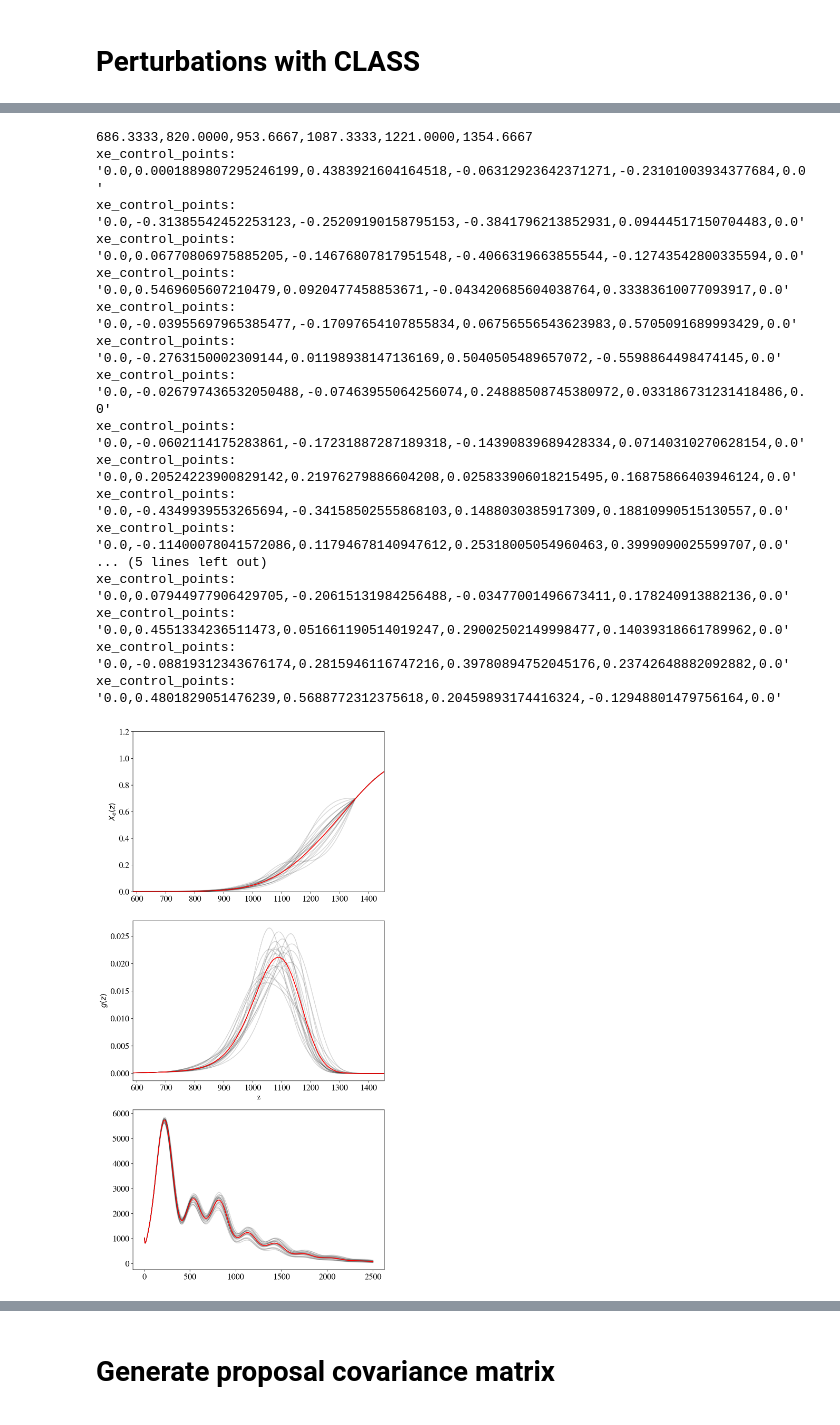
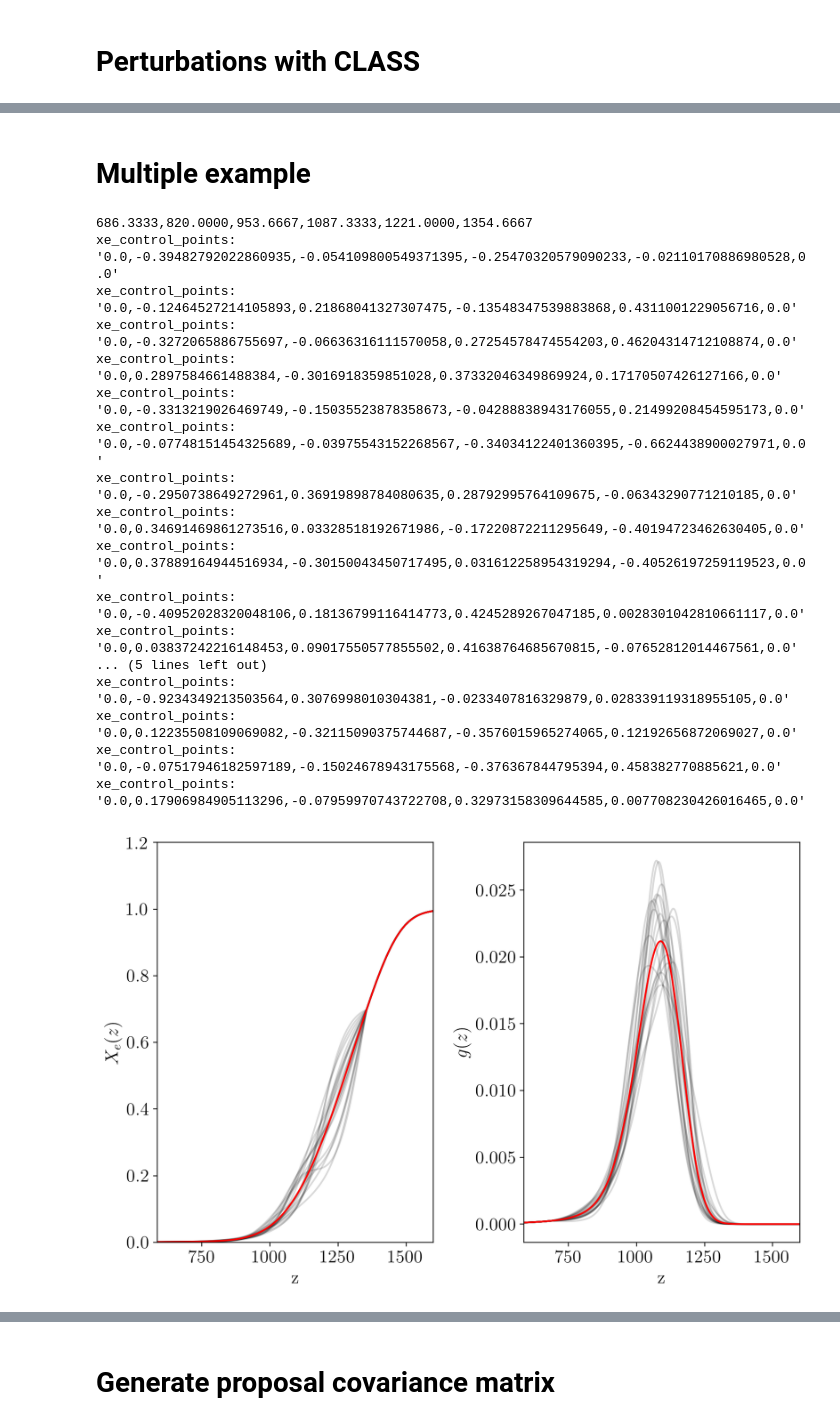
Before and after one commit to gplynch619/recombination, a Jupyter notebook: notebooks/MCMC_setup.ipynb, the cells around one changed output, grey strips where cells are left out. Drawn from its saved outputs; the diff is of its cells as text; code cells hidden in the pictures.

```diff
--- a/notebooks/MCMC_setup.ipynb
+++ b/notebooks/MCMC_setup.ipynb
@@ -34,9 +34,9 @@ standard_params = {
 font = {'size'   : 16, 'family':'STIXGeneral'}
 axislabelfontsize='large'
 matplotlib.rc('font', **font)
-matplotlib.mathtext.rcParams['legend.fontsize']='medium'
 plt.rcParams["figure.figsize"] = [8.0,6.0]
-fsize=14
+plt.rcParams['text.usetex']=True
+fsize=16
 
 ######################################################
 #  Configuring the run
@@ -123,8 +125,8 @@ fig,ax = plt.subplots(figsize=(8,5))
 ind_max = np.argmax(fiducial_viz)
 max_viz = fiducial_viz[ind_max]
 
-highz_percent_cutoff = 0.2
-lowz_percent_cutoff = 0.05
+highz_percent_cutoff = 0.01
+lowz_percent_cutoff = 0.01
 
 test = np.where(fiducial_viz<highz_percent_cutoff*max_viz, 1, 0)
 ind_highz = np.argwhere(np.diff(test)==1)[0][0]
@@ -205,3 +209,5 @@ M.set(precision_settings)
+# %% [markdown]
+# Multiple example
 # %%
 num_of_functions = 20
 gaussian_scale = .3
@@ -231,48 +237,47 @@ for i in np.arange(num_of_functions):
     cmb_tt_spectra.append(ll*(ll+1)/(2*np.pi)*tt)
 # %% [output]
 686.3333,820.0000,953.6667,1087.3333,1221.0000,1354.6667
-xe_control_points: '0.0,0.0001889807295246199,0.4383921604164518,-0.06312923642371271,-0.23101003934377684,0.0'
-xe_control_points: '0.0,-0.31385542452253123,-0.25209190158795153,-0.3841796213852931,0.09444517150704483,0.0'
-xe_control_points: '0.0,0.06770806975885205,-0.14676807817951548,-0.4066319663855544,-0.12743542800335594,0.0'
-xe_control_points: '0.0,0.5469605607210479,0.0920477458853671,-0.043420685604038764,0.33383610077093917,0.0'
-xe_control_points: '0.0,-0.03955697965385477,-0.17097654107855834,0.06756556543623983,0.5705091689993429,0.0'
-xe_control_points: '0.0,-0.2763150002309144,0.01198938147136169,0.5040505489657072,-0.5598864498474145,0.0'
-xe_control_points: '0.0,-0.026797436532050488,-0.07463955064256074,0.24888508745380972,0.033186731231418486,0.0'
-xe_control_points: '0.0,-0.0602114175283861,-0.17231887287189318,-0.14390839689428334,0.07140310270628154,0.0'
-xe_control_points: '0.0,0.20524223900829142,0.21976279886604208,0.025833906018215495,0.16875866403946124,0.0'
-xe_control_points: '0.0,-0.4349939553265694,-0.34158502555868103,0.1488030385917309,0.18810990515130557,0.0'
-xe_control_points: '0.0,-0.11400078041572086,0.11794678140947612,0.25318005054960463,0.3999090025599707,0.0'
+xe_control_points: '0.0,-0.39482792022860935,-0.054109800549371395,-0.25470320579090233,-0.02110170886980528,0.0'
+xe_control_points: '0.0,-0.12464527214105893,0.21868041327307475,-0.13548347539883868,0.4311001229056716,0.0'
+xe_control_points: '0.0,-0.3272065886755697,-0.06636316111570058,0.27254578474554203,0.46204314712108874,0.0'
+xe_control_points: '0.0,0.2897584661488384,-0.3016918359851028,0.37332046349869924,0.17170507426127166,0.0'
+xe_control_points: '0.0,-0.3313219026469749,-0.15035523878358673,-0.04288838943176055,0.21499208454595173,0.0'
+xe_control_points: '0.0,-0.07748151454325689,-0.03975543152268567,-0.34034122401360395,-0.6624438900027971,0.0'
+xe_control_points: '0.0,-0.2950738649272961,0.36919898784080635,0.28792995764109675,-0.06343290771210185,0.0'
+xe_control_points: '0.0,0.34691469861273516,0.03328518192671986,-0.17220872211295649,-0.40194723462630405,0.0'
+xe_control_points: '0.0,0.37889164944516934,-0.30150043450717495,0.031612258954319294,-0.40526197259119523,0.0'
+xe_control_points: '0.0,-0.40952028320048106,0.18136799116414773,0.4245289267047185,0.0028301042810661117,0.0'
+xe_control_points: '0.0,0.03837242216148453,0.09017550577855502,0.41638764685670815,-0.07652812014467561,0.0'
 ... (5 lines left out)
-xe_control_points: '0.0,0.07944977906429705,-0.20615131984256488,-0.03477001496673411,0.178240913882136,0.0'
-xe_control_points: '0.0,0.4551334236511473,0.051661190514019247,0.29002502149998477,0.14039318661789962,0.0'
-xe_control_points: '0.0,-0.08819312343676174,0.2815946116747216,0.39780894752045176,0.23742648882092882,0.0'
-xe_control_points: '0.0,0.4801829051476239,0.5688772312375618,0.20459893174416324,-0.12948801479756164,0.0'
+xe_control_points: '0.0,-0.9234349213503564,0.3076998010304381,-0.0233407816329879,0.028339119318955105,0.0'
+xe_control_points: '0.0,0.12235508109069082,-0.32115090375744687,-0.3576015965274065,0.12192656872069027,0.0'
+xe_control_points: '0.0,-0.07517946182597189,-0.15024678943175568,-0.376367844795394,0.458382770885621,0.0'
+xe_control_points: '0.0,0.17906984905113296,-0.07959970743722708,0.32973158309644585,0.007708230426016465,0.0'
 # %%
-fig,ax=plt.subplots(3, 1, figsize=(8,15))
-plt.subplots_adjust(hspace=0.0)
+fig,ax=plt.subplots(1, 2, figsize=(9,6))
+plt.subplots_adjust(wspace=0)
 
 #ax.text(0.2, 0.65, "$X_{{e,max}} \\approx$ {:.2f}".format(xe_max), fontsize=14, transform=ax.transAxes, alpha=0.5)
 #ax.set_xscale('log')
 ax[1].set_xlabel('z', fontsize=fsize)
+ax[0].set_xlabel('z', fontsize=fsize)
+
 ax[0].set_ylabel('$X_e(z)$', fontsize=fsize)
 ax[1].set_ylabel('$g(z)$', fontsize=fsize)
 
 for i in np.arange(num_of_functions):
     ax[0].plot(zs[i], xe_funcs[i], color="black", alpha=0.15)
     ax[1].plot(zs[i], viz_funcs[i], color="black", alpha=0.15)
-    ax[2].plot(ll, cmb_tt_spectra[i], color="black", alpha=0.15)
 
 ax[0].plot(fiducial_thermo["z"], fiducial_thermo["x_e"], color="red")
 ax[0].set_xlim([zmin_pert-100, zmax_pert+100])
 ax[0].set_ylim([0, 1.2])
 ax[1].plot(fiducial_thermo["z"], fiducial_thermo["kappa' [Mpc^-1]"]*fiducial_thermo["exp(-kappa)"], color="red")
-ax[1].set_xlim([zmin_pert-100, zmax_pert+100])
-
-ax[2].plot(ll, ll*(ll+1)/(2*np.pi)*tt_fid, color="red")
-
+ax[0].set_xlim([zmin_pert-100, 1600])
+ax[1].set_xlim([zmin_pert-100, 1600])
 
 plt.tight_layout()
-#plt.savefig("../results/control_point_example2.pdf",dpi=300, bbox_inches='tight')
+#plt.savefig("../results/control_point_1_example.jpg",dpi=300, bbox_inches='tight')
 plt.show()
 # %% [output]
-[figure, old version]
+[figure, new version]
```
Also changed, not shown: parts of 7 cells of this notebook, 8 other files.
